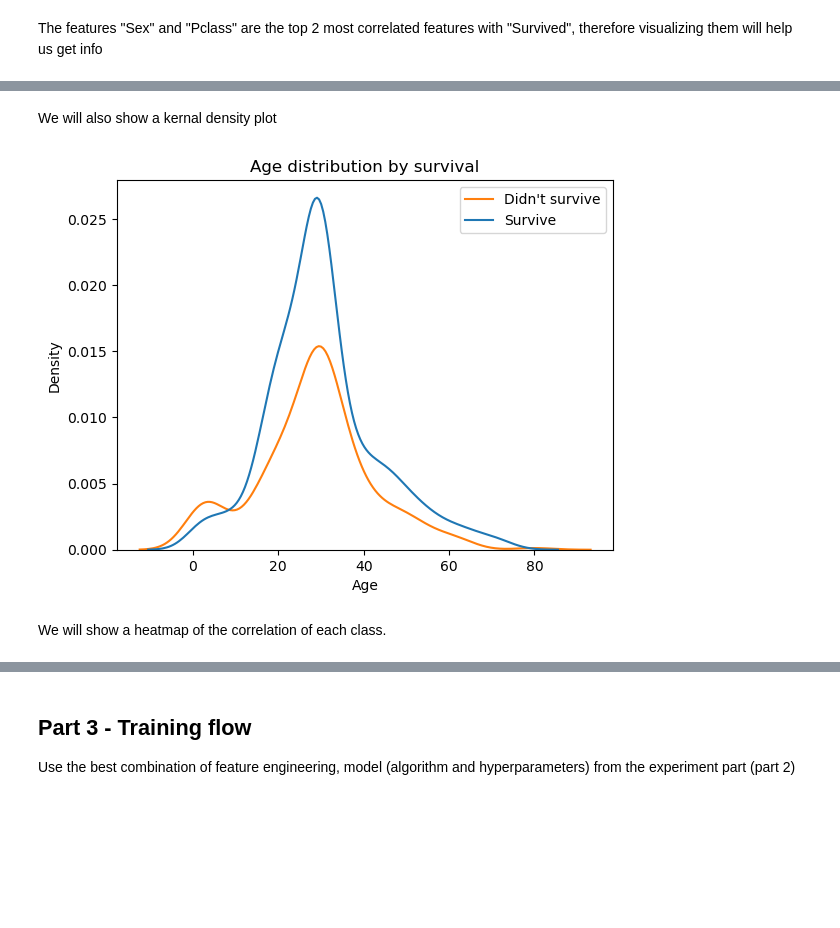
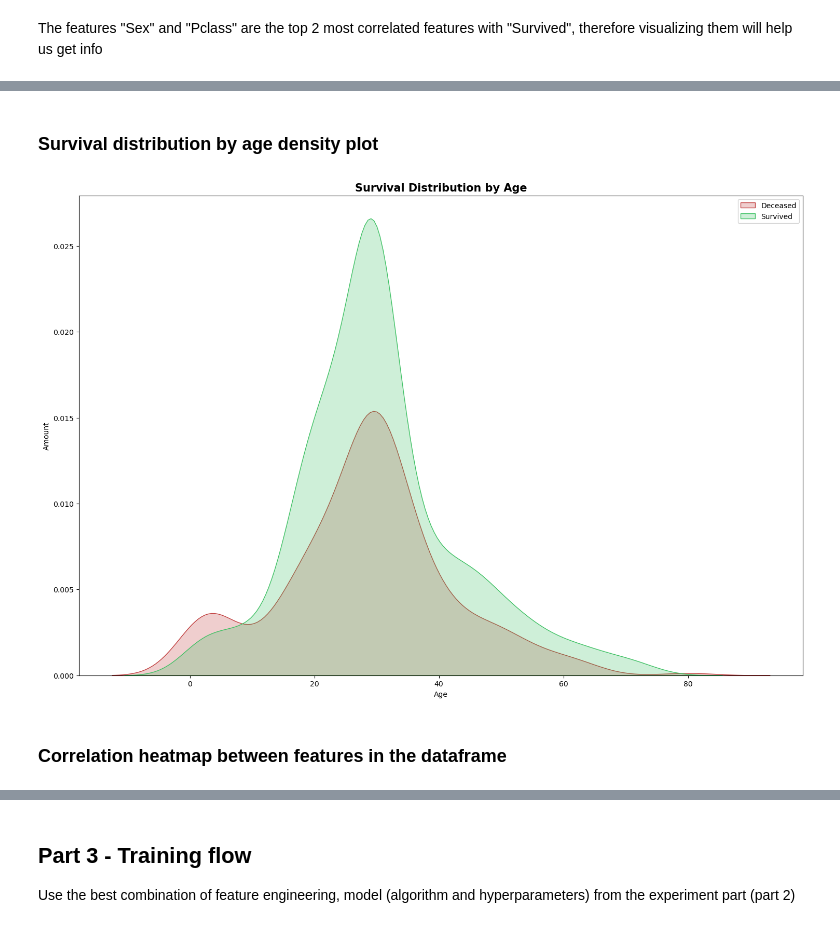
Before and after one commit to David-Saadia/supervised-learning-flow-SoloBranch, a Jupyter notebook: supervised_learning_flow.ipynb, the cells around one changed output, grey strips where cells are left out. Cells and saved outputs as stored; diff of their text form; code cells hidden in the pictures; blank space fills up the shorter version.

Commit message:
Updated graphs
Updated graphs, and added some more markdown explaining the process.

```diff
--- a/supervised_learning_flow.ipynb
+++ b/supervised_learning_flow.ipynb
@@ -176,16 +191,17 @@ plt.show()
 # %% [markdown]
-We will also show a kernal density plot
+### Survival distribution by age density plot
 # %%
+plt.figure(figsize = (18,12))
 df2 = titanic_train[[label, "Age"]]
 
-k = sns.kdeplot(data = df2, x = "Age", hue = "Survived", common_norm = True)
-k.legend(labels = ["Didn't survive", "Survive"])
+k = sns.kdeplot(data = df2, x = "Age", hue = "Survived", palette = ["#3fc164","#c13f3f"], fill = True)
+k.legend(labels = ["Deceased", "Survived"])
 plt.xlabel("Age")
-plt.ylabel("Density")
-plt.title("Age distribution by survival")
+plt.ylabel("Amount")
+plt.title("Survival Distribution by Age", fontweight = "bold", fontsize=15)
 plt.show()
 # %% [output]
-[figure, old version]
+[figure, new version]
 # %% [markdown]
-We will show a heatmap of the correlation of each class.
+### Correlation heatmap between features in the dataframe
 # %%
```
Also changed, not shown: parts of 15 cells of this notebook.
